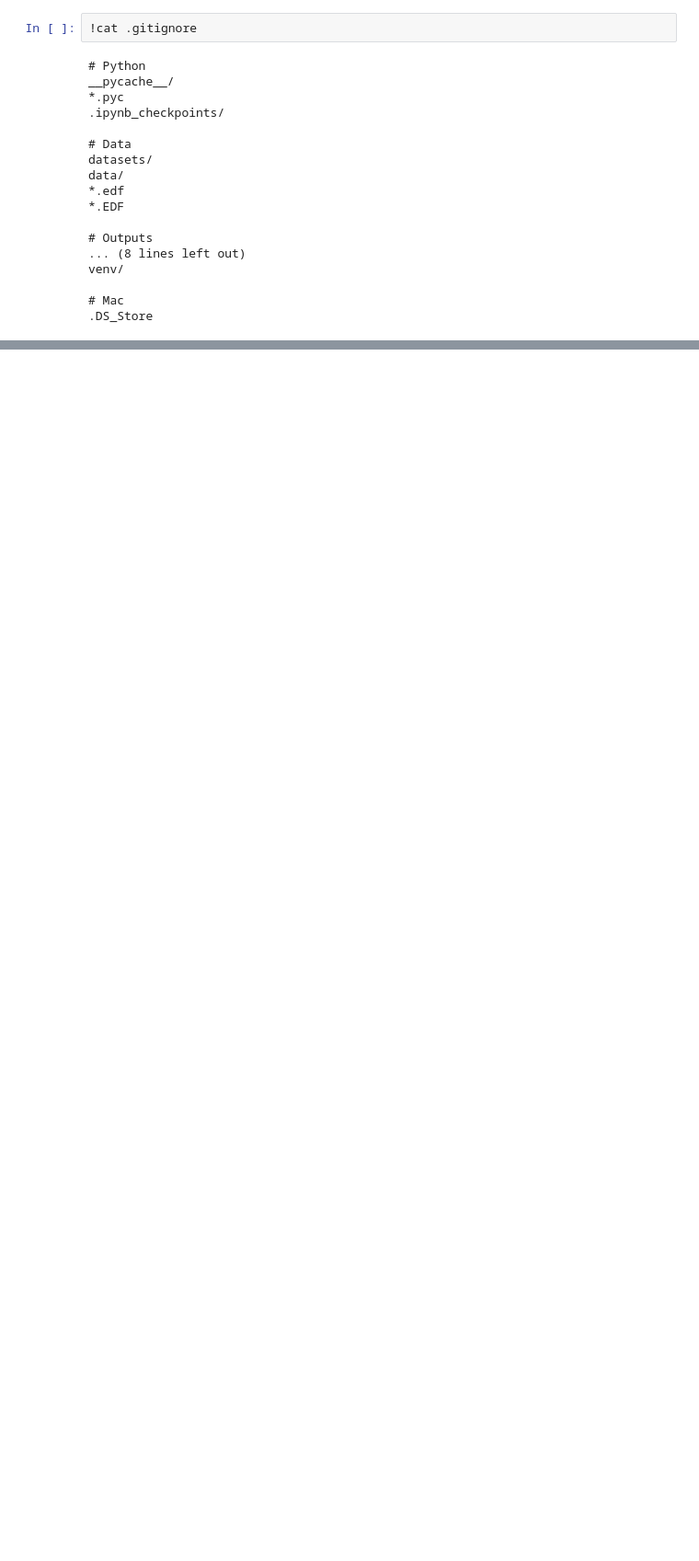
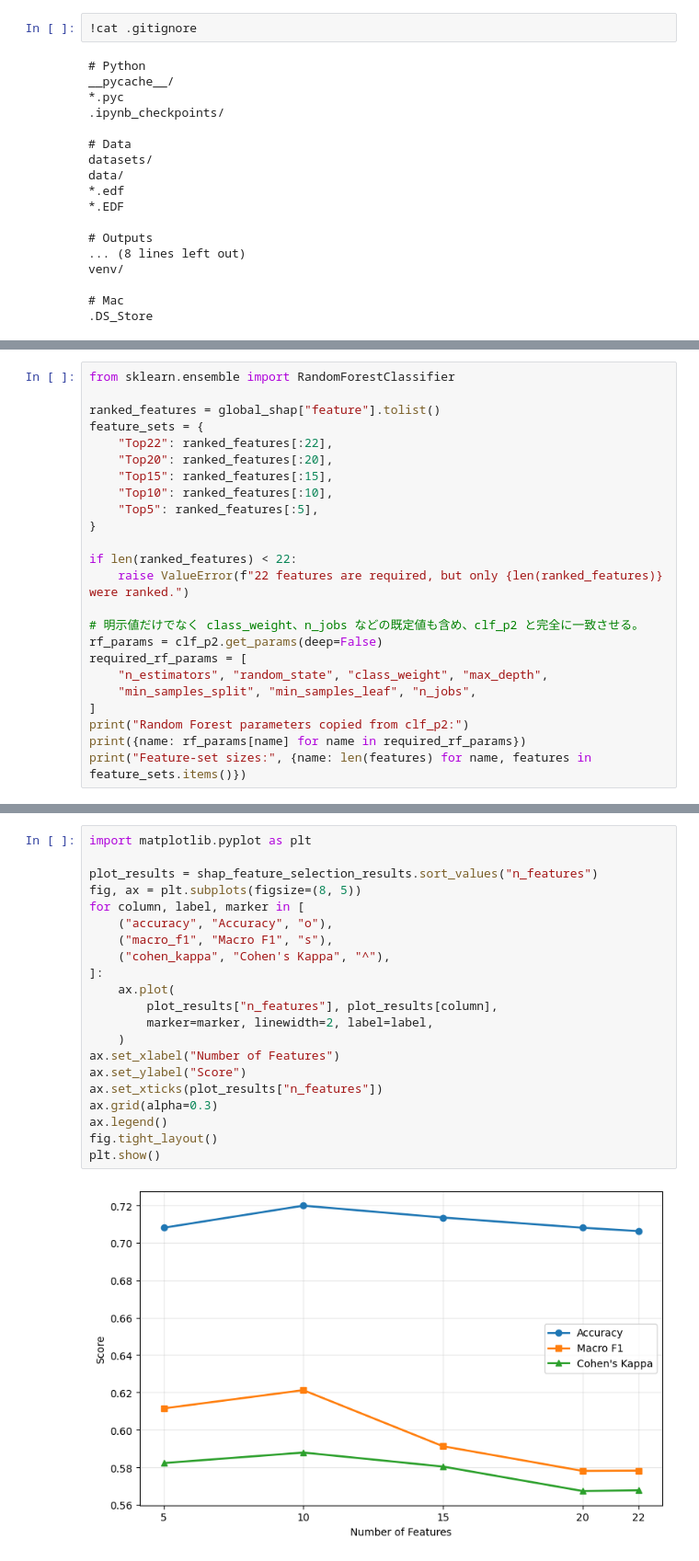
Before and after one commit to naokihayakawa1228/sleep-xai, a Jupyter notebook: notebooks/01_permana_features.ipynb, the cells around one changed output, grey strips where cells are left out. Shown at 92% size. Drawn from its saved outputs; the diff is of its cells as text; blank space fills up the shorter version.

Commit message:
Add SHAP-based feature selection experiment

```diff
--- a/notebooks/01_permana_features.ipynb
+++ b/notebooks/01_permana_features.ipynb
@@ -434,0 +599,24 @@ venv/
+# %%
+from sklearn.ensemble import RandomForestClassifier
+
+ranked_features = global_shap["feature"].tolist()
+feature_sets = {
+    "Top22": ranked_features[:22],
+    "Top20": ranked_features[:20],
+    "Top15": ranked_features[:15],
+    "Top10": ranked_features[:10],
+    "Top5": ranked_features[:5],
+}
+
+if len(ranked_features) < 22:
+    raise ValueError(f"22 features are required, but only {len(ranked_features)} were ranked.")
+
+# 明示値だけでなく class_weight、n_jobs などの既定値も含め、clf_p2 と完全に一致させる。
+rf_params = clf_p2.get_params(deep=False)
+required_rf_params = [
+    "n_estimators", "random_state", "class_weight", "max_depth",
+    "min_samples_split", "min_samples_leaf", "n_jobs",
+]
+print("Random Forest parameters copied from clf_p2:")
+print({name: rf_params[name] for name in required_rf_params})
+print("Feature-set sizes:", {name: len(features) for name, features in feature_sets.items()})
@@ -434,0 +703,23 @@ venv/
+# %%
+import matplotlib.pyplot as plt
+
+plot_results = shap_feature_selection_results.sort_values("n_features")
+fig, ax = plt.subplots(figsize=(8, 5))
+for column, label, marker in [
+    ("accuracy", "Accuracy", "o"),
+    ("macro_f1", "Macro F1", "s"),
+    ("cohen_kappa", "Cohen's Kappa", "^"),
+]:
+    ax.plot(
+        plot_results["n_features"], plot_results[column],
+        marker=marker, linewidth=2, label=label,
+    )
+ax.set_xlabel("Number of Features")
+ax.set_ylabel("Score")
+ax.set_xticks(plot_results["n_features"])
+ax.grid(alpha=0.3)
+ax.legend()
+fig.tight_layout()
+plt.show()
+# %% [output]
+[figure, added]
```
Also changed, not shown: parts of 17 cells of this notebook.
